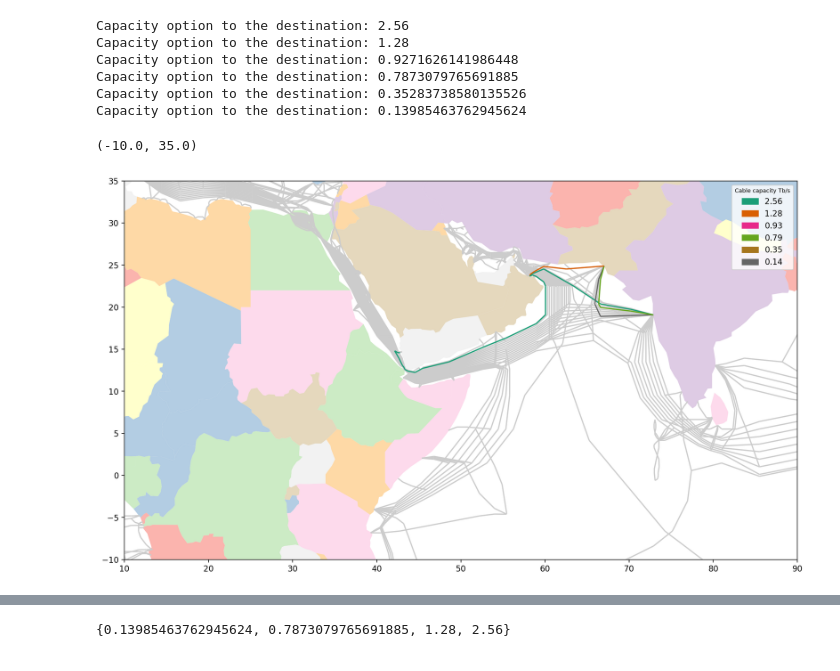
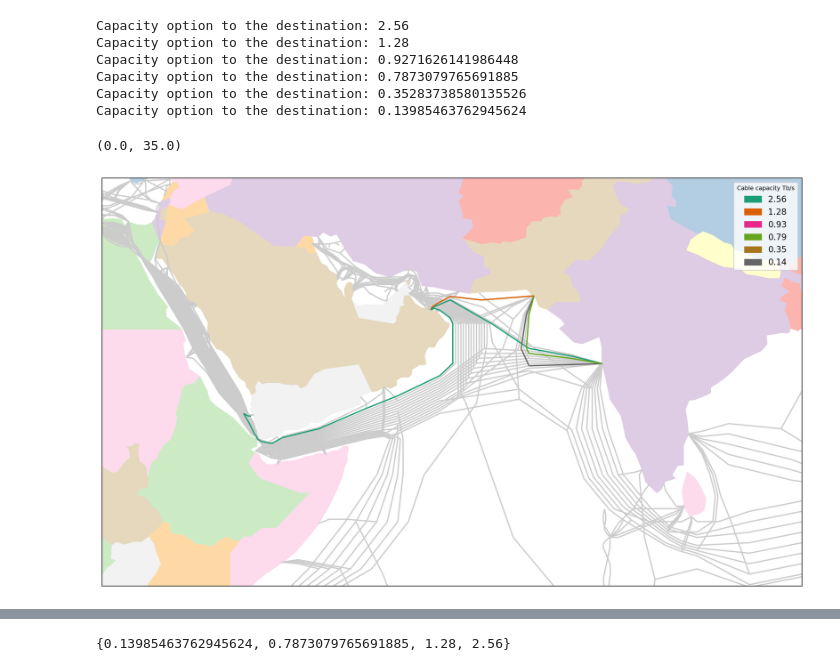
Before and after one commit to Hypergear/UCL_Dissertation, a Jupyter notebook: Code/network/network_diagram_capacity.ipynb, the cells around one changed output, grey strips where cells are left out. Saved outputs shown, nothing was run; the diff lists cells and outputs as text; code cells hidden in the pictures.

```diff
--- a/Code/network/network_diagram_capacity.ipynb
+++ b/Code/network/network_diagram_capacity.ipynb
@@ -212,29 +212,31 @@ Capacity option to the destination: 0.13985463762945624
 # %%
 map_capacityColor = dict (zip(  sortCapacityList(temp), num2color(range(len(temp)), "Dark2") ))
 unfiltered_gdf['color'] = unfiltered_gdf["capacity"].map(map_capacityColor)
 # [round(x,2) for x in sortCapacityList(temp)]
 
 
 fig     = plt.figure(figsize=(15,10),dpi = 200)
 ax      = plt.subplot(111)
 
 worldMap.plot(column='name', ax=ax, legend=False,cmap='Pastel1',aspect=1,legend_kwds={'loc': 'lower left'})
 gdf.plot(ax=ax, color=plt.cm.get_cmap('Pastel2')(0.9))
 
 unfiltered_gdf.plot(ax = ax, color=unfiltered_gdf['color'],legend=True)
 
 capacity_legend_element_list = []
 for capacities in map_capacityColor:
     patch = mpatches.Patch(color=map_capacityColor[capacities], label=round(capacities,2))
     capacity_legend_element_list.append(patch)
 
+ax.margins(0)
+ax.tick_params(left=False, labelleft=False, bottom=False, labelbottom=False)
 plt.legend(handles=capacity_legend_element_list, title='Cable capacity Tb/s',fontsize=10, title_fontsize= 7)
 
-plt.xlim(10,90)
-plt.ylim(-10,35)
+plt.xlim(30,90)
+plt.ylim(0,35)
 # %% [output]
-(-10.0, 35.0)
+(0.0, 35.0)
-[figure, old version]
+[figure, new version]
 # %%
 unfiltered_gdf
 # %% [output]
```
Also changed, not shown: parts of 1 cell of this notebook, 1 other file.
